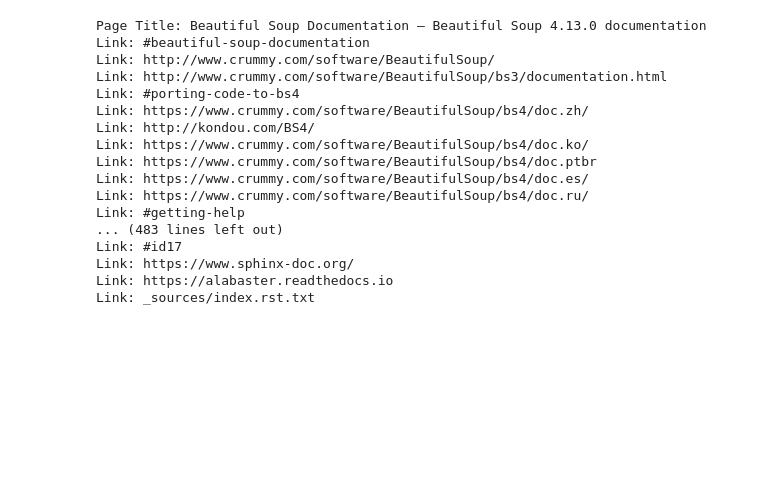
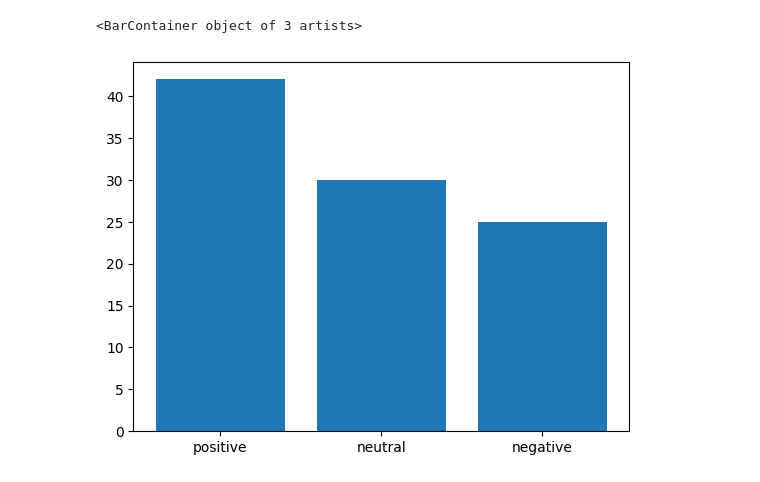
Before and after one commit to skondaparthi/FinSent-Agent, a Jupyter notebook: FinSent.ipynb, the cells around one changed output. Drawn from its saved outputs; the diff is of its cells as text; code cells hidden in the pictures; blank space fills up the shorter version.

```diff
--- a/FinSent.ipynb
+++ b/FinSent.ipynb
@@ -64,34 +129,7 @@ articles
-# %%
-import requests
-from bs4 import BeautifulSoup
-
-url = 'https://www.crummy.com/software/BeautifulSoup/bs4/doc/'
-response = requests.get(url)
-soup = BeautifulSoup(response.text, 'html.parser')
-
-# Find the title of the page
-page_title = soup.title.text
-print(f"Page Title: {page_title}")
-
-# Find all links on the page and print their href attributes
-for link in soup.find_all('a'):
-    if 'href' in link.attrs:
-        print(f"Link: {link['href']}")
-# %% [output]
-Page Title: Beautiful Soup Documentation — Beautiful Soup 4.13.0 documentation
-Link: #beautiful-soup-documentation
-Link: http://www.crummy.com/software/BeautifulSoup/
-Link: http://www.crummy.com/software/BeautifulSoup/bs3/documentation.html
-Link: #porting-code-to-bs4
-Link: https://www.crummy.com/software/BeautifulSoup/bs4/doc.zh/
-Link: http://kondou.com/BS4/
-Link: https://www.crummy.com/software/BeautifulSoup/bs4/doc.ko/
-Link: https://www.crummy.com/software/BeautifulSoup/bs4/doc.ptbr
-Link: https://www.crummy.com/software/BeautifulSoup/bs4/doc.es/
-Link: https://www.crummy.com/software/BeautifulSoup/bs4/doc.ru/
-Link: #getting-help
-... (483 lines left out)
-Link: #id17
-Link: https://www.sphinx-doc.org/
-Link: https://alabaster.readthedocs.io
-Link: _sources/index.rst.txt
+# %%
+import matplotlib.pyplot as plt
+
+plt.bar(articles["category"].value_counts().index, articles['category'].value_counts().values)
+# %% [output]
+<BarContainer object of 3 artists>
+[figure, added]
```
Also changed, not shown: parts of 10 cells of this notebook.
